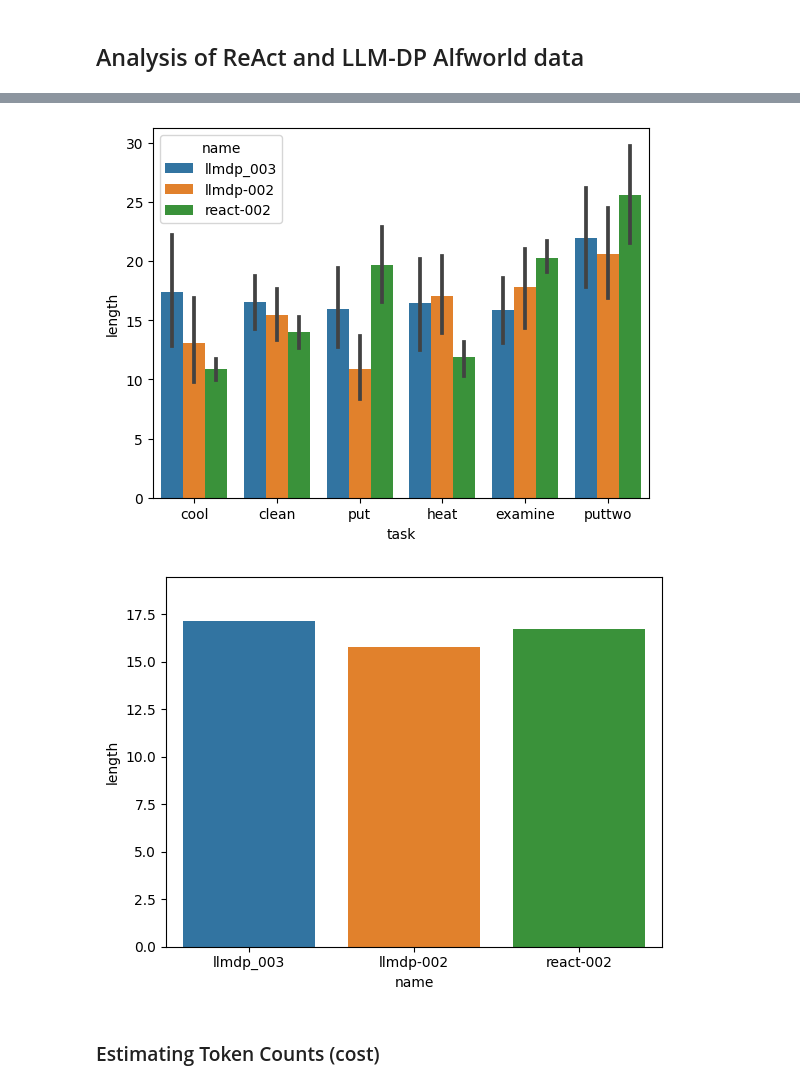
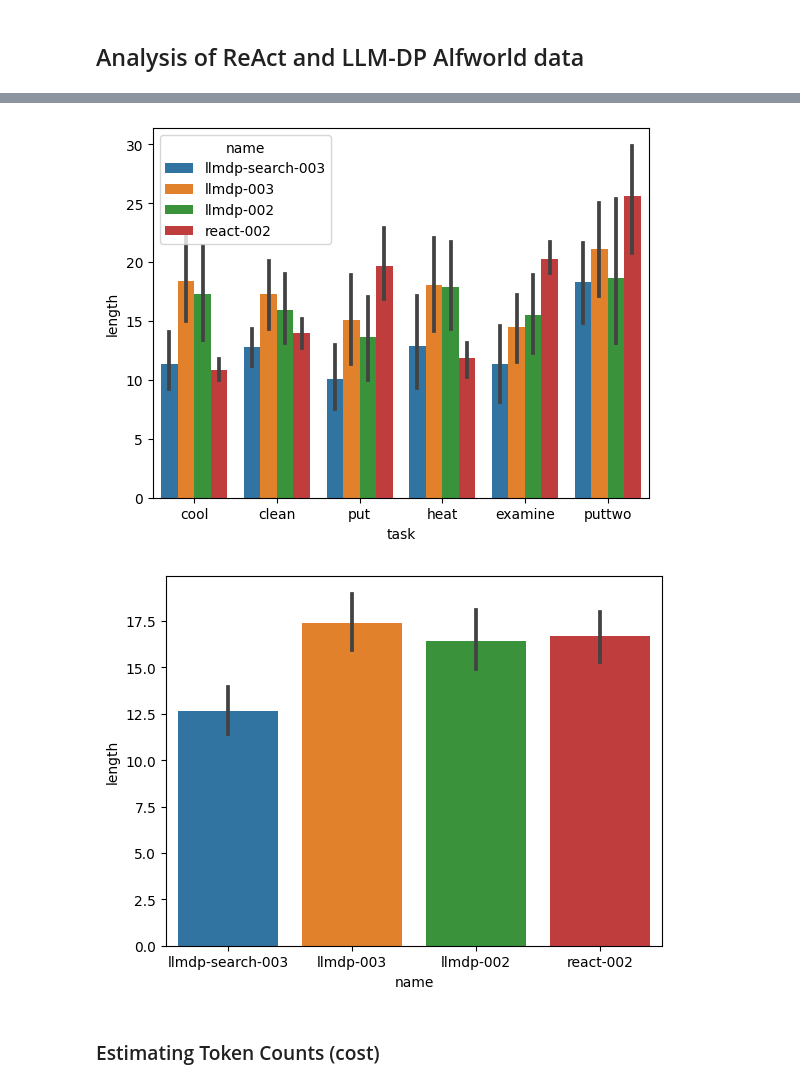
Before and after one commit to itl-ed/llm-dp, a Jupyter notebook: analysis.ipynb, the cells around one changed output, grey strips where cells are left out. Drawn from its saved outputs; the diff is of its cells as text; code cells hidden in the pictures.

Commit message:
track chat/search model token usage

```diff
--- a/analysis.ipynb
+++ b/analysis.ipynb
@@ -16,10 +16,17 @@ for file in glob.glob(f"{output_dir}/*.json"):
         dataset.extend(d)
 
 file_to_name = {
-    'output/base_text-davinci-003_results.json': 'llmdp_003',
-    'output/base_text-davinci-002_results.json': 'llmdp-002',
-    'output/react_text-davinci-002_results.json': 'react-002',
+    "output/base_text-davinci-003_results.json": "llmdp-003",
+    "output/base_text-davinci-002_results.json": "llmdp-002",
+    "output/react_text-davinci-002_results.json": "react-002",
+    "output/search_text-davinci-003_results.json": "llmdp-search-003",
 }
+order = [
+    "llmdp-search-003",
+    "llmdp-003",
+    "llmdp-002",
+    "react-002",
+]
 # %%
 import pandas as pd
 import seaborn as sns
@@ -43,13 +50,13 @@ plt.show()
 # %%
-sns.barplot(x="task", y="length", hue="name", data=df[df.success == 1])
+sns.barplot(x="task", y="length", hue="name", data=df[df.success == 1], hue_order=order)
 plt.show()
 
-sns.barplot(y="length", x="name",
-              data=df[df.success == 1], errwidth=0)
+sns.barplot(y="length", x="name", order=order,
+              data=df[df.success == 1])
 plt.show()
 # %% [output]
-[figure, old version]
+[figure, new version]
-[figure, old version]
+[figure, new version]
 # %% [markdown]
 ### Estimating Token Counts (cost)
 # %%
```
Also changed, not shown: parts of 6 cells of this notebook, 2 other files.
